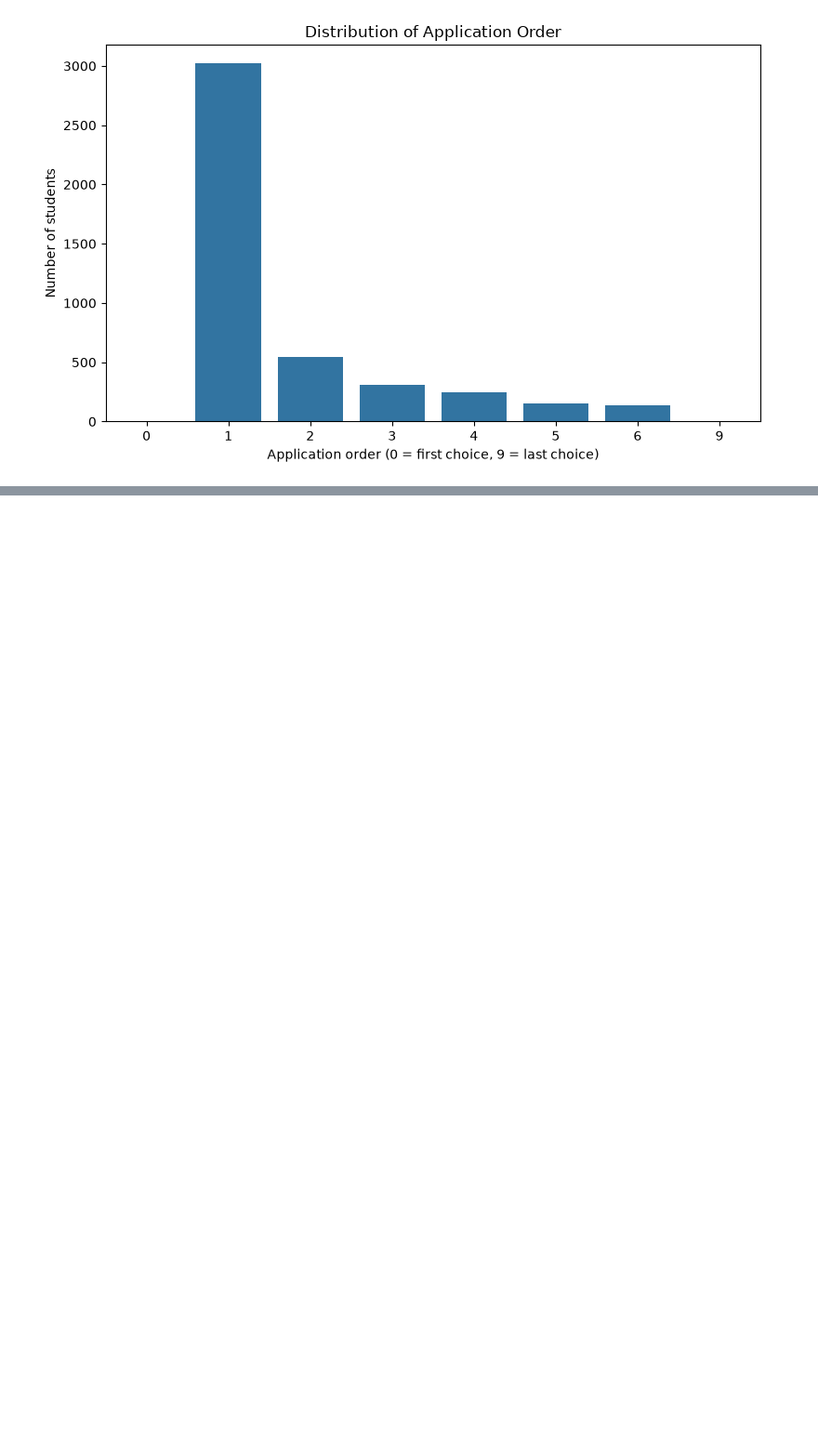
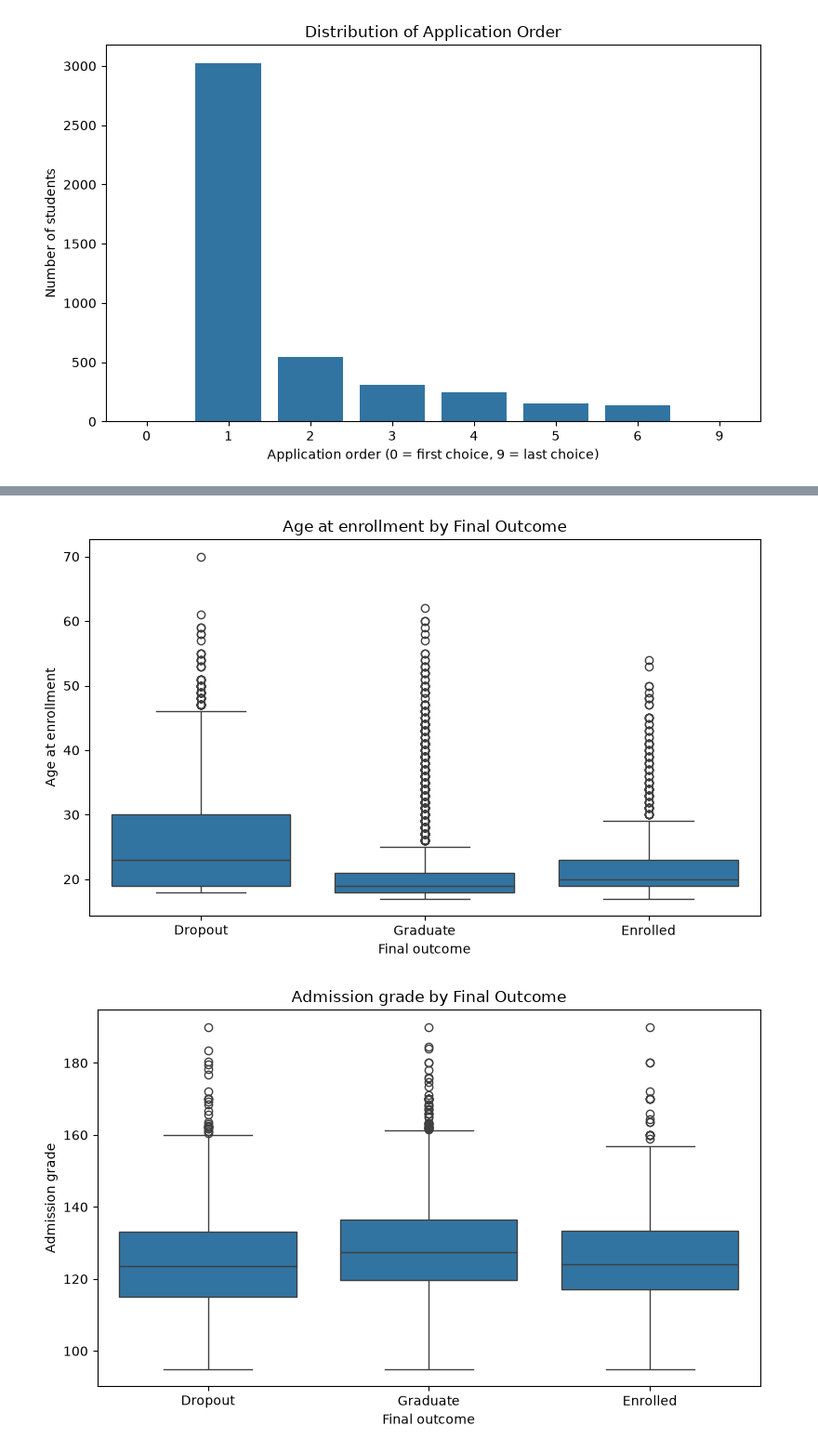
Before and after one commit to mrymsarabi/student-dropout-prediction, a Jupyter notebook: notebooks/02_exploratory_data_analysis.ipynb, the cells around one changed output, grey strips where cells are left out. Shown at 93% size. Cells and saved outputs as stored; diff of their text form; code cells hidden in the pictures; blank space fills up the shorter version.

```diff
--- a/notebooks/02_exploratory_data_analysis.ipynb
+++ b/notebooks/02_exploratory_data_analysis.ipynb
@@ -311,0 +362,24 @@ plt.show()
+# %%
+numerical_features_to_plot = [
+    "Age at enrollment",
+    "Admission grade",
+    "Previous qualification (grade)",
+]
+
+for col in numerical_features_to_plot:
+    plt.figure(figsize=(8, 5))
+
+    sns.boxplot(
+        data=df,
+        x="Target",
+        y=col
+    )
+
+    plt.title(f"{col} by Final Outcome")
+    plt.xlabel("Final outcome")
+    plt.ylabel(col)
+    plt.tight_layout()
+    plt.show()
+# %% [output]
+[figure, added]
+[figure, added]
```
Also changed, not shown: parts of 5 cells of this notebook.
